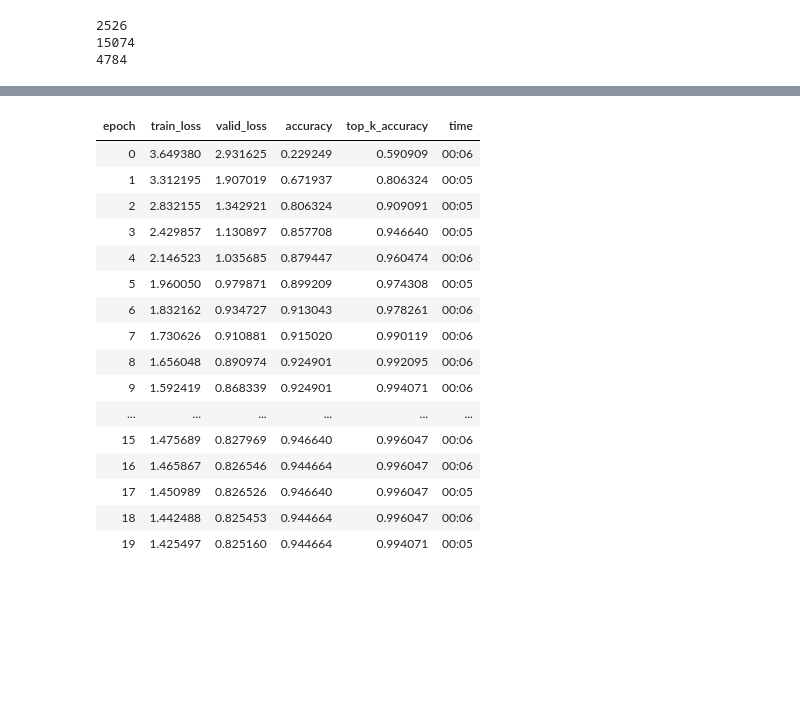
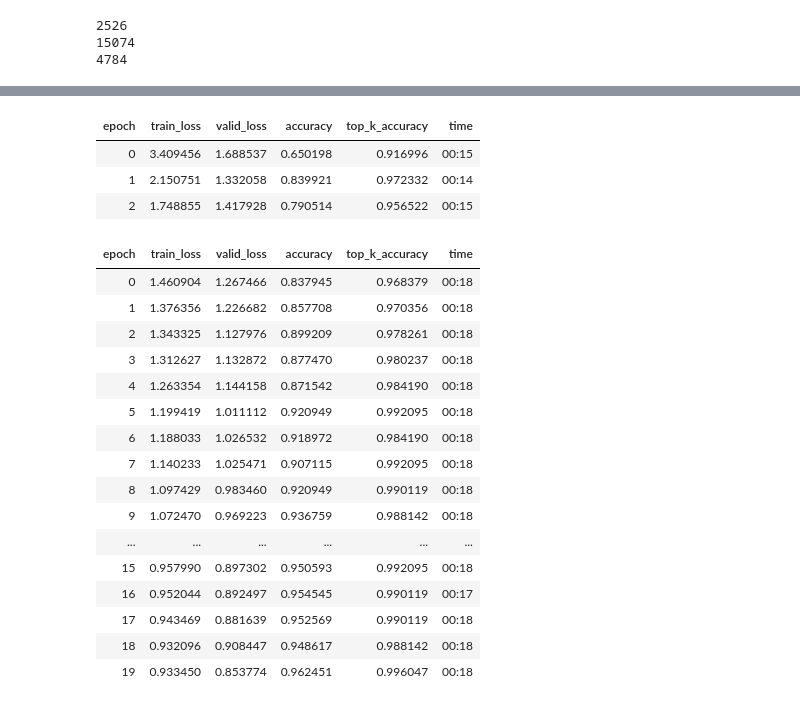
Before and after one commit to KennethTM/macro_inv_id, a Jupyter notebook: model_training.ipynb, the cells around one changed output, grey strips where cells are left out. Cells and saved outputs as stored; diff of their text form; code cells hidden in the pictures; blank space fills up the shorter version.

Commit message:
updated training, onnx export and gui

```diff
--- a/model_training.ipynb
+++ b/model_training.ipynb
@@ -107,23 +55,27 @@ learn.loss_func = LabelSmoothingCrossEntropy()
-# %%
-learn.fit_one_cycle(20, slice(1e-6,1e-3))
-# %% [output]
-| epoch | train_loss | valid_loss | accuracy | top_k_accuracy | time |
-| 0 | 3.649380 | 2.931625 | 0.229249 | 0.590909 | 00:06 |
-| 1 | 3.312195 | 1.907019 | 0.671937 | 0.806324 | 00:05 |
-| 2 | 2.832155 | 1.342921 | 0.806324 | 0.909091 | 00:05 |
-| 3 | 2.429857 | 1.130897 | 0.857708 | 0.946640 | 00:05 |
-| 4 | 2.146523 | 1.035685 | 0.879447 | 0.960474 | 00:06 |
-| 5 | 1.960050 | 0.979871 | 0.899209 | 0.974308 | 00:05 |
-| 6 | 1.832162 | 0.934727 | 0.913043 | 0.978261 | 00:06 |
-| 7 | 1.730626 | 0.910881 | 0.915020 | 0.990119 | 00:06 |
-| 8 | 1.656048 | 0.890974 | 0.924901 | 0.992095 | 00:06 |
-| 9 | 1.592419 | 0.868339 | 0.924901 | 0.994071 | 00:06 |
-| ... | ... | ... | ... | ... | ... |
-| 15 | 1.475689 | 0.827969 | 0.946640 | 0.996047 | 00:06 |
-| 16 | 1.465867 | 0.826546 | 0.944664 | 0.996047 | 00:06 |
-| 17 | 1.450989 | 0.826526 | 0.946640 | 0.996047 | 00:05 |
-| 18 | 1.442488 | 0.825453 | 0.944664 | 0.996047 | 00:06 |
-| 19 | 1.425497 | 0.825160 | 0.944664 | 0.994071 | 00:05 |
+# %%
+learn.fine_tune(epochs=20, freeze_epochs=3)
+# %% [output]
+| epoch | train_loss | valid_loss | accuracy | top_k_accuracy | time |
+| 0 | 3.409456 | 1.688537 | 0.650198 | 0.916996 | 00:15 |
+| 1 | 2.150751 | 1.332058 | 0.839921 | 0.972332 | 00:14 |
+| 2 | 1.748855 | 1.417928 | 0.790514 | 0.956522 | 00:15 |
+| epoch | train_loss | valid_loss | accuracy | top_k_accuracy | time |
+| 0 | 1.460904 | 1.267466 | 0.837945 | 0.968379 | 00:18 |
+| 1 | 1.376356 | 1.226682 | 0.857708 | 0.970356 | 00:18 |
+| 2 | 1.343325 | 1.127976 | 0.899209 | 0.978261 | 00:18 |
+| 3 | 1.312627 | 1.132872 | 0.877470 | 0.980237 | 00:18 |
+| 4 | 1.263354 | 1.144158 | 0.871542 | 0.984190 | 00:18 |
+| 5 | 1.199419 | 1.011112 | 0.920949 | 0.992095 | 00:18 |
+| 6 | 1.188033 | 1.026532 | 0.918972 | 0.984190 | 00:18 |
+| 7 | 1.140233 | 1.025471 | 0.907115 | 0.992095 | 00:18 |
+| 8 | 1.097429 | 0.983460 | 0.920949 | 0.990119 | 00:18 |
+| 9 | 1.072470 | 0.969223 | 0.936759 | 0.988142 | 00:18 |
+| ... | ... | ... | ... | ... | ... |
+| 15 | 0.957990 | 0.897302 | 0.950593 | 0.992095 | 00:18 |
+| 16 | 0.952044 | 0.892497 | 0.954545 | 0.990119 | 00:17 |
+| 17 | 0.943469 | 0.881639 | 0.952569 | 0.990119 | 00:18 |
+| 18 | 0.932096 | 0.908447 | 0.948617 | 0.988142 | 00:18 |
+| 19 | 0.933450 | 0.853774 | 0.962451 | 0.996047 | 00:18 |
 # %%
 learn.show_results()
 # %% [output]
```
Also changed, not shown: parts of 40 cells of this notebook, 3 other files.
